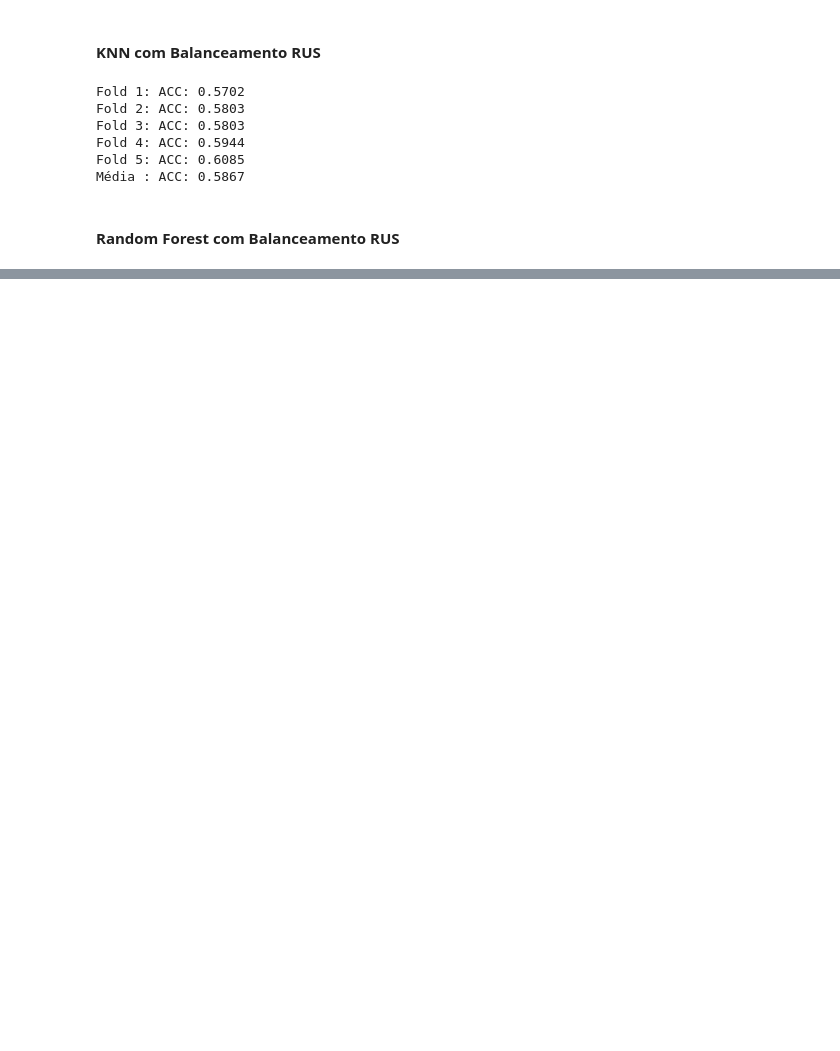
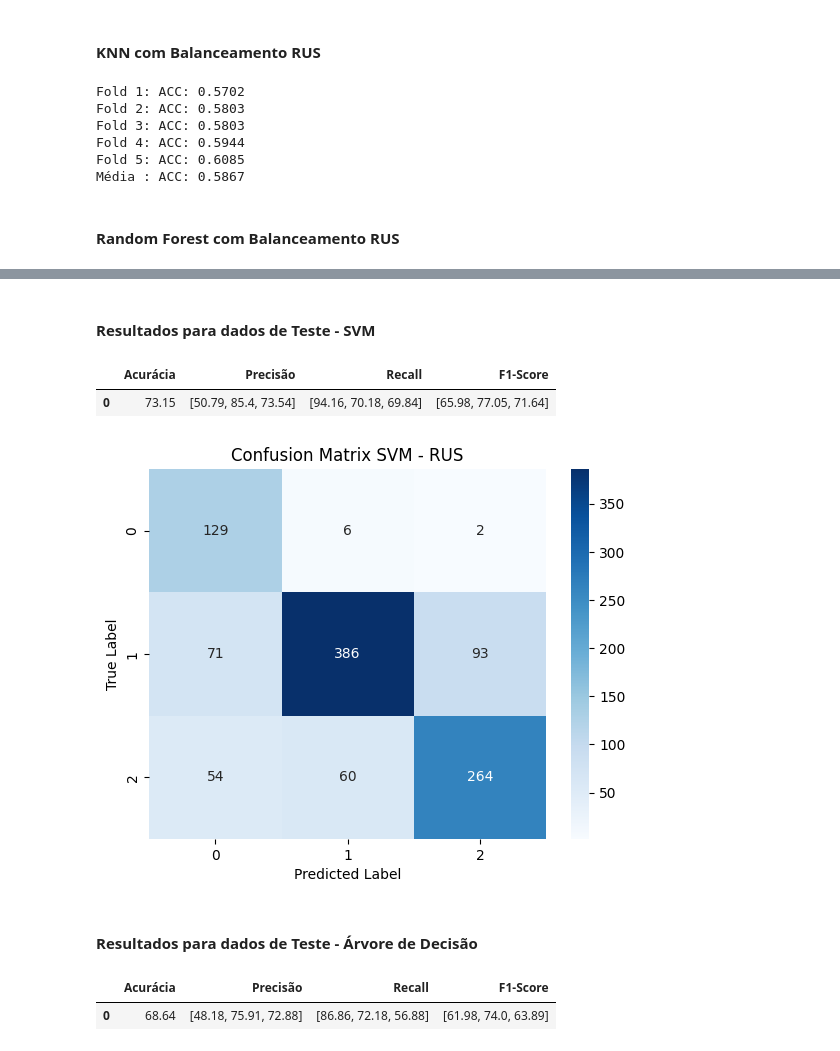
Before and after one commit to caua-braga-de-lima/news_sentiment_analyzer, a Jupyter notebook: DESAFIO2_MODELOS_RUS.ipynb, the cells around one changed output, grey strips where cells are left out. Drawn from its saved outputs; the diff is of its cells as text; code cells hidden in the pictures; blank space fills up the shorter version.

```diff
--- a/DESAFIO2_MODELOS_RUS.ipynb
+++ b/DESAFIO2_MODELOS_RUS.ipynb
@@ -474,0 +544,22 @@ Média : ACC: 0.6385
+# %% [markdown]
+#### Resultados para dados de Teste - SVM
+# %%
+predicted_rus_svm = test_acc_rus_svm[np.argmax(val_acc_rus_svm)]
+df_svm_rus = print_results(y_test, predicted_rus_svm)
+df_svm_rus
+# %% [output]
+|  | Acurácia | Precisão | Recall | F1-Score |
+| 0 | 73.15 | [50.79, 85.4, 73.54] | [94.16, 70.18, 69.84] | [65.98, 77.05, 71.64] |
+# %%
+plot_confusion_matrix(y_test, predicted_rus_svm, 'Confusion Matrix SVM - RUS')
+# %% [output]
+[figure, added]
+# %% [markdown]
+#### Resultados para dados de Teste - Árvore de Decisão
+# %%
+predicted_rus_tree = test_acc_rus_tree[np.argmax(val_acc_rus_tree)]
+df_tree_rus = print_results(y_test, predicted_rus_tree)
+df_tree_rus
+# %% [output]
+|  | Acurácia | Precisão | Recall | F1-Score |
+| 0 | 68.64 | [48.18, 75.91, 72.88] | [86.86, 72.18, 56.88] | [61.98, 74.0, 63.89] |
```
Also changed, not shown: parts of 32 cells of this notebook.
